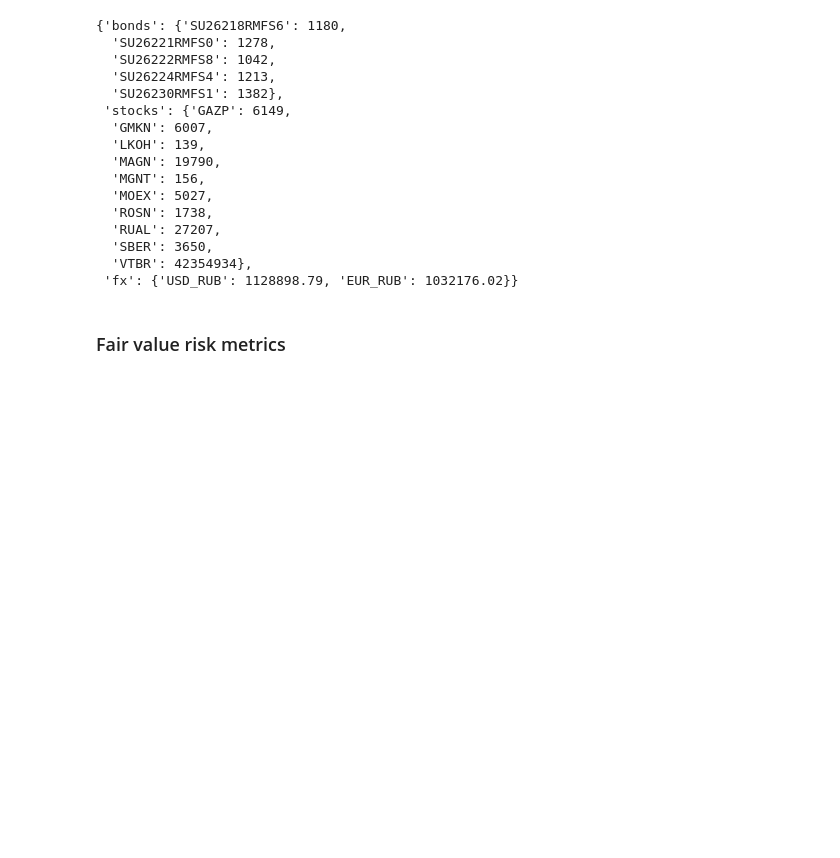
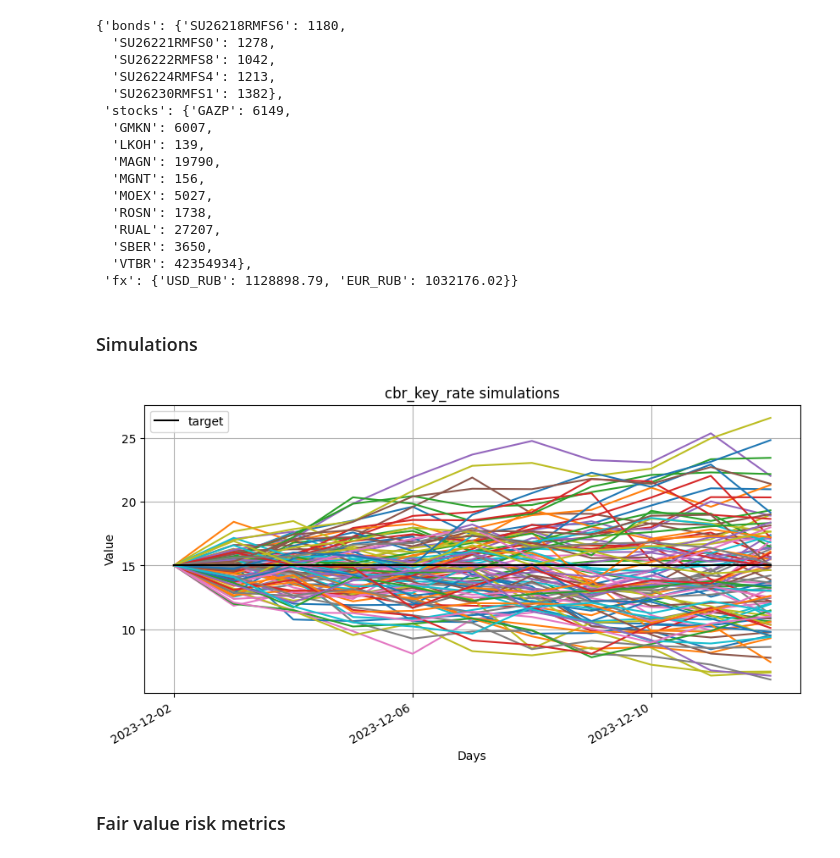
Before and after one commit to vladimirKarlov01/portfolio-risk, a Jupyter notebook: demo.ipynb, the cells around one changed output. Saved outputs shown, nothing was run; the diff lists cells and outputs as text; code cells hidden in the pictures; blank space fills up the shorter version.

Commit message:
add cbr key rate simulations

```diff
--- a/demo.ipynb
+++ b/demo.ipynb
@@ -85,6 +85,17 @@ portfolio.all_instruments
   'SBER': 3650,
   'VTBR': 42354934},
  'fx': {'USD_RUB': 1128898.79, 'EUR_RUB': 1032176.02}}
+# %% [markdown]
+### Simulations
+# %%
+simulations = portfolio.risk_factors.simulate_all(n_days=10, n_sim=100)
+# %%
+portfolio.risk_factors.plot_simulations(
+    simulations=simulations,
+    risk_factor='cbr_key_rate',
+)
+# %% [output]
+[figure, added]
 # %% [markdown]
 ### Fair value risk metrics
 # %% [markdown]
```
Also changed, not shown: 5 other files.
